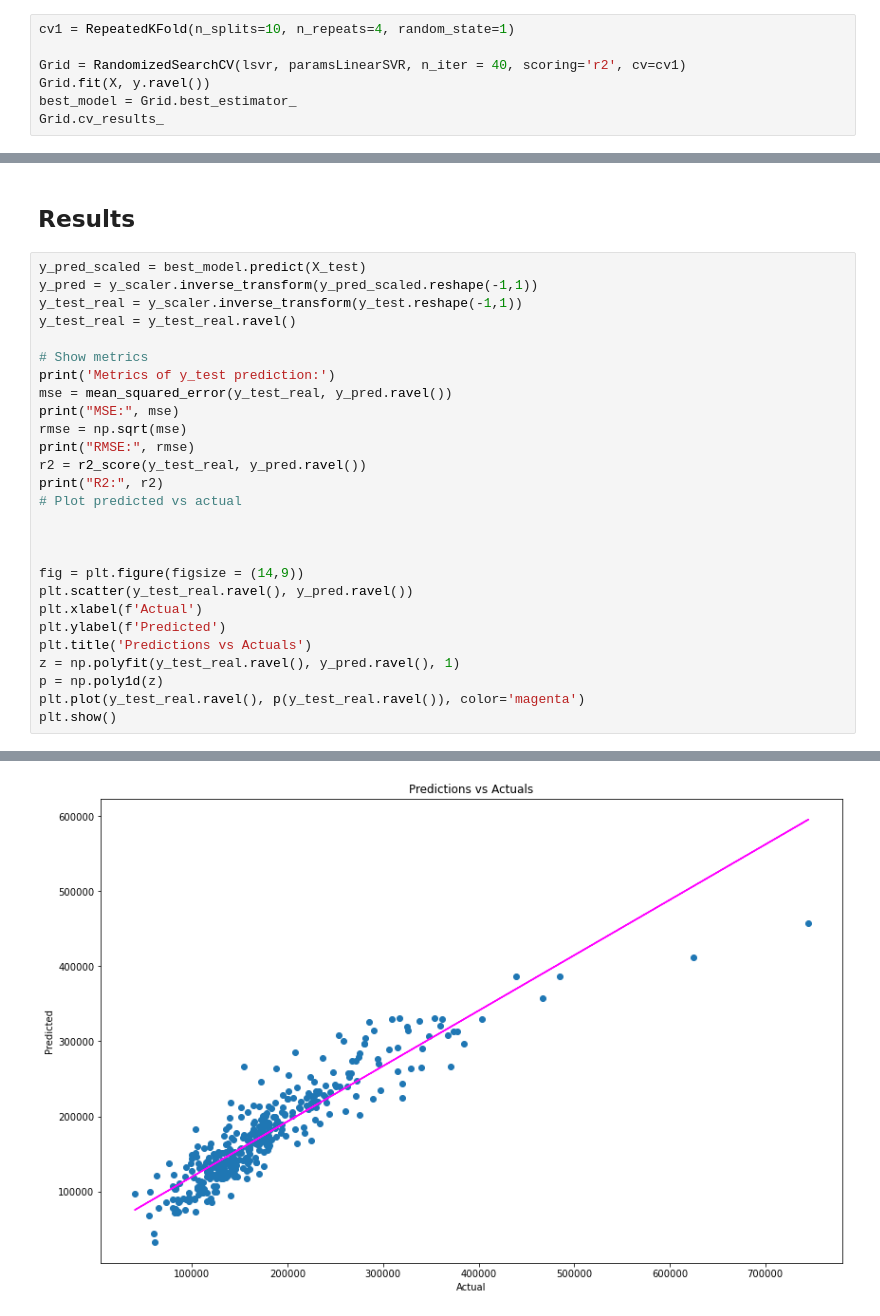
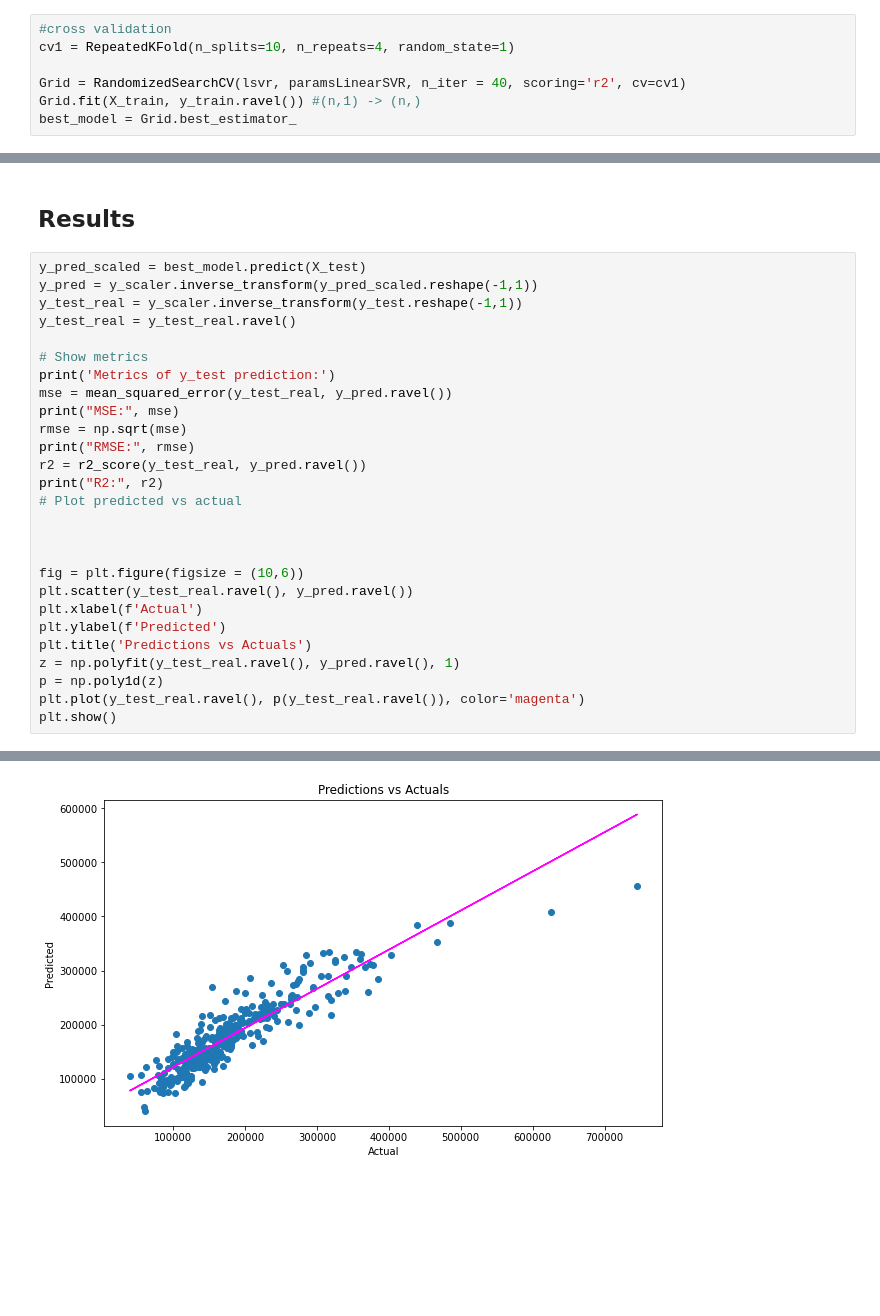
Before and after one commit to rolandina/linear-svm, a Jupyter notebook: linear_svr.ipynb, the cells around one changed output, grey strips where cells are left out. Cells and saved outputs as stored; diff of their text form; blank space fills up the shorter version.

```diff
--- a/linear_svr.ipynb
+++ b/linear_svr.ipynb
@@ -117,9 +107,9 @@ paramsLinearSVR = \
 # %% [markdown]
 ### Train model
 # %%
+#cross validation
 cv1 = RepeatedKFold(n_splits=10, n_repeats=4, random_state=1)
 
 Grid = RandomizedSearchCV(lsvr, paramsLinearSVR, n_iter = 40, scoring='r2', cv=cv1)
-Grid.fit(X, y.ravel())
+Grid.fit(X_train, y_train.ravel()) #(n,1) -> (n,)
 best_model = Grid.best_estimator_
-Grid.cv_results_
@@ -182,7 +175,7 @@ print("R2:", r2)
 
 
 
-fig = plt.figure(figsize = (14,9))
+fig = plt.figure(figsize = (10,6))
 plt.scatter(y_test_real.ravel(), y_pred.ravel())
 plt.xlabel(f'Actual')
 plt.ylabel(f'Predicted')
@@ -199 +192 @@ R2: 0.8193089856983377
-[figure, old version]
+[figure, new version]
```
Also changed, not shown: parts of 6 cells of this notebook.
